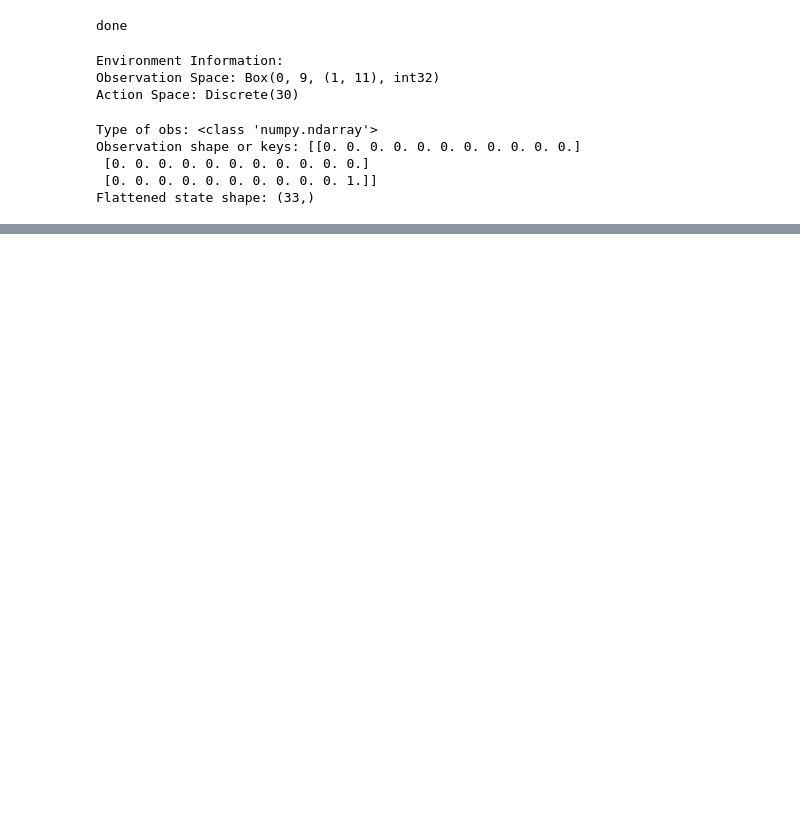
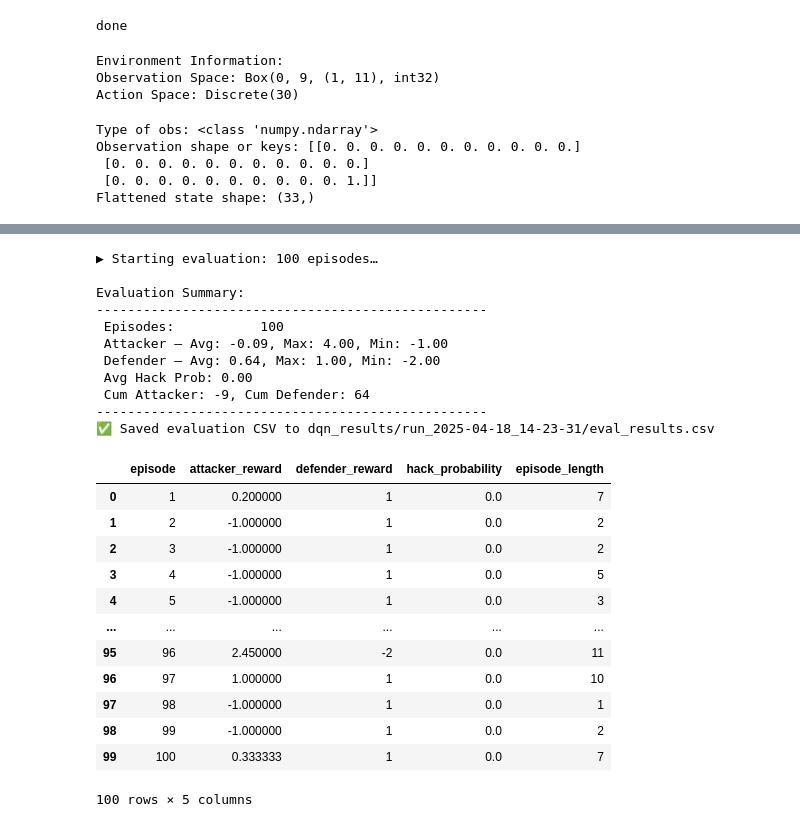
Before and after one commit to shivakumardhandapani/AI-Agent-for-Cyber-Security, a Jupyter notebook: DDQN-agent.ipynb, the cells around one changed output, grey strips where cells are left out. Cells and saved outputs as stored; diff of their text form; code cells hidden in the pictures; blank space fills up the shorter version.

```diff
--- a/DDQN-agent.ipynb
+++ b/DDQN-agent.ipynb
@@ -218,0 +371,35 @@ ValueError: all input arrays must have the same shape
+# %%
+# import gymnasium as gym
+from src.agents.dqn_agent import DQNAgent, DQNConfig
+
+# env    = gym.make("idsgame-random_attack-v8")
+config = DQNConfig()
+agent  = DQNAgent(env, config)
+
+# Training
+results_df = agent.train_loop_simple(
+    num_episodes=20000,
+    max_steps=500,
+    log_frequency=100
+)
+
+# Final summary
+print("\nTraining Summary:")
+print("-" * 50)
+print(f"Environment: {env.spec.id}")
+print(f"Total Episodes: {len(results_df)}")
+print(f"Attacker Reward - Avg: {results_df['attacker_reward'].mean():.2f}, Max: {results_df['attacker_reward'].max():.2f}, Min: {results_df['attacker_reward'].min():.2f}")
+print(f"Defender Reward - Avg: {results_df['defender_reward'].mean():.2f}, Max: {results_df['defender_reward'].max():.2f}, Min: {results_df['defender_reward'].min():.2f}")
+print(f"Avg Hack Probability: {results_df['hack_probability'].mean():.2f}")
+print(f"Final Cumulative Attacker Reward: {results_df['attacker_reward'].sum():.0f}")
+print(f"Final Cumulative Defender Reward: {results_df['defender_reward'].sum():.0f}")
+print("-" * 50)
+
+
+# Evaluation + GIF
+agent.evaluate(
+    num_eval_episodes=100,
+    max_steps=500,
+    save_gif=True,
+    gif_name="dqn_eval_run.gif"
+)
@@ -218,0 +425,27 @@ ValueError: all input arrays must have the same shape
+# %%
+agent.evaluate(num_eval_episodes=100, max_steps=500, save_gif=True, gif_name="eval.gif")
+# %% [output]
+▶ Starting evaluation: 100 episodes…
+
+Evaluation Summary:
+--------------------------------------------------
+ Episodes:           100
+ Attacker — Avg: -0.09, Max: 4.00, Min: -1.00
+ Defender — Avg: 0.64, Max: 1.00, Min: -2.00
+ Avg Hack Prob: 0.00
+ Cum Attacker: -9, Cum Defender: 64
+--------------------------------------------------
+✅ Saved evaluation CSV to dqn_results/run_2025-04-18_14-23-31/eval_results.csv
+|  | episode | attacker_reward | defender_reward | hack_probability | episode_length |
+| 0 | 1 | 0.200000 | 1 | 0.0 | 7 |
+| 1 | 2 | -1.000000 | 1 | 0.0 | 2 |
+| 2 | 3 | -1.000000 | 1 | 0.0 | 2 |
+| 3 | 4 | -1.000000 | 1 | 0.0 | 5 |
+| 4 | 5 | -1.000000 | 1 | 0.0 | 3 |
+| ... | ... | ... | ... | ... | ... |
+| 95 | 96 | 2.450000 | -2 | 0.0 | 11 |
+| 96 | 97 | 1.000000 | 1 | 0.0 | 10 |
+| 97 | 98 | -1.000000 | 1 | 0.0 | 1 |
+| 98 | 99 | -1.000000 | 1 | 0.0 | 2 |
+| 99 | 100 | 0.333333 | 1 | 0.0 | 7 |
+100 rows × 5 columns
```
Also changed, not shown: parts of 12 cells of this notebook, 5 other files.
